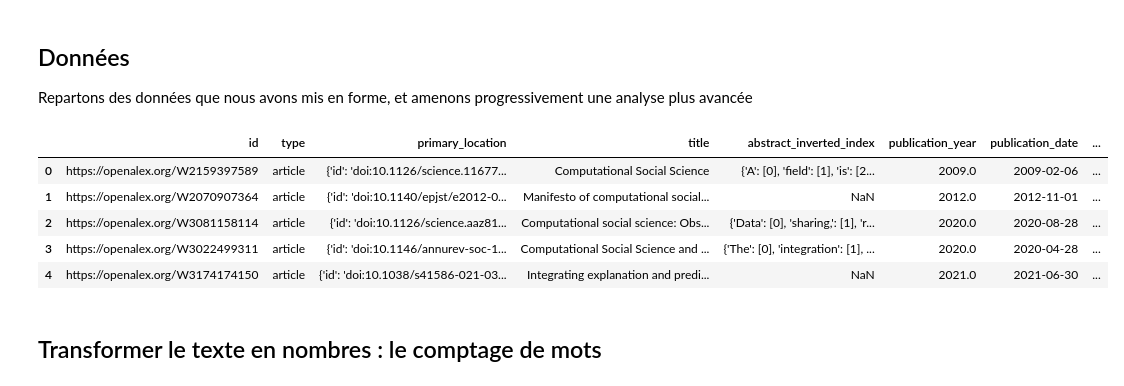
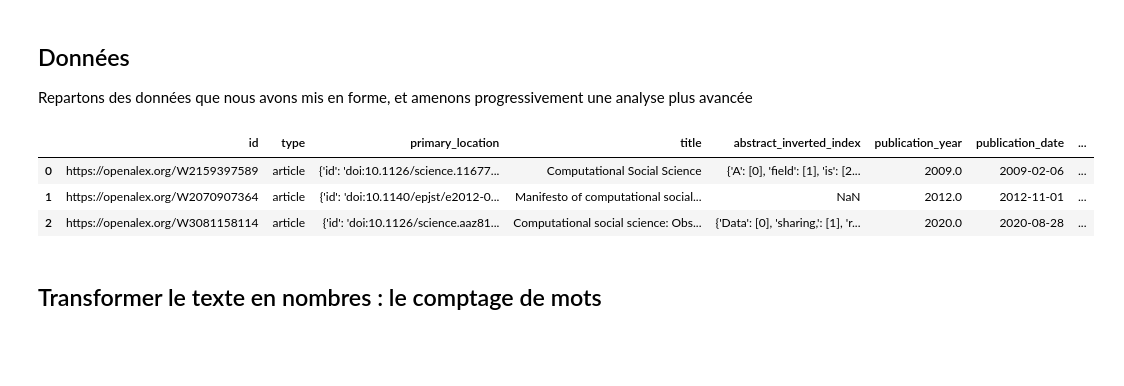
Before and after one commit to pyshs/CUSO2026, a Jupyter notebook: notebooks/Le texte comme un sac de mots.ipynb, the cells around one changed output. Drawn from its saved outputs; the diff is of its cells as text; code cells hidden in the pictures; blank space fills up the shorter version.

```diff
--- a/notebooks/Le texte comme un sac de mots.ipynb
+++ b/notebooks/Le texte comme un sac de mots.ipynb
@@ -7,14 +7,12 @@ Repartons des données que nous avons mis en forme, et amenons progressivement u
 # %%
 import pandas as pd
 df = pd.read_csv("https://raw.githubusercontent.com/pyshs/CUSO2026/refs/heads/main/data/css_openalex_26022026.csv")
-df.head()
+df.head(3)
 # %% [output]
 |  | id | type | primary_location | title | abstract_inverted_index | publication_year | publication_date | ... |
 | 0 | https://openalex.org/W2159397589 | article | {'id': 'doi:10.1126/science.11677... | Computational Social Science | {'A': [0], 'field': [1], 'is': [2... | 2009.0 | 2009-02-06 | ... |
 | 1 | https://openalex.org/W2070907364 | article | {'id': 'doi:10.1140/epjst/e2012-0... | Manifesto of computational social... | NaN | 2012.0 | 2012-11-01 | ... |
 | 2 | https://openalex.org/W3081158114 | article | {'id': 'doi:10.1126/science.aaz81... | Computational social science: Obs... | {'Data': [0], 'sharing,': [1], 'r... | 2020.0 | 2020-08-28 | ... |
-| 3 | https://openalex.org/W3022499311 | article | {'id': 'doi:10.1146/annurev-soc-1... | Computational Social Science and ... | {'The': [0], 'integration': [1], ... | 2020.0 | 2020-04-28 | ... |
-| 4 | https://openalex.org/W3174174150 | article | {'id': 'doi:10.1038/s41586-021-03... | Integrating explanation and predi... | NaN | 2021.0 | 2021-06-30 | ... |
 # %% [markdown]
 ## Transformer le texte en nombres : le comptage de mots
 # %% [markdown]
```
Also changed, not shown: parts of 13 cells of this notebook, 1 other file.
